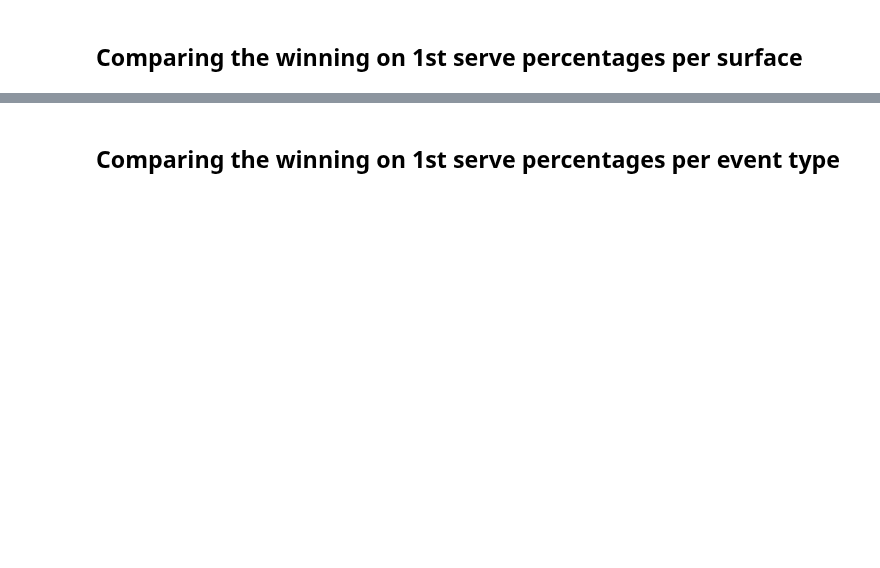
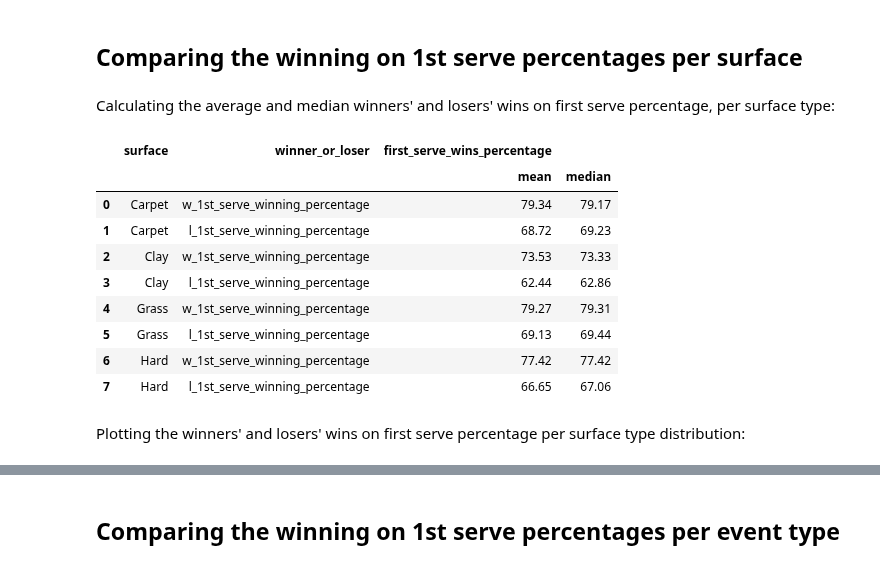
Before and after one commit to YoavWeller/Tennis_Analysis, a Jupyter notebook: tennis_analysis.ipynb, the cells around one changed output, grey strips where cells are left out. Drawn from its saved outputs; the diff is of its cells as text; code cells hidden in the pictures; blank space fills up the shorter version.

```diff
--- a/tennis_analysis.ipynb
+++ b/tennis_analysis.ipynb
@@ -937,9 +1000,24 @@ plt.show()
 # %% [markdown]
 ## Comparing the winning on 1st serve percentages per surface
+# %% [markdown]
+Calculating the average and median winners' and losers' wins on first serve percentage, per surface type:
 # %%
-first_serve_by_surface_aggregated_df = round(wins_on_first_serve_melted_df.groupby(["surface", "winner_or_loser"], as_index=False).agg({"first_serve_wins_percentage": ["mean", "median"]}), 3)
-first_serve_by_surface_aggregated_df.sort_values(by=["surface", ("first_serve_wins_percentage", "median")], ascending=[True, False], inplace=True, ignore_index=True)
-first_serve_by_surface_aggregated_df
+winning_first_serve_by_surface_aggregated_df = round(wins_on_first_serve_melted_df.groupby(["surface", "winner_or_loser"], as_index=False).agg({"first_serve_wins_percentage": ["mean", "median"]}), 2)
+winning_first_serve_by_surface_aggregated_df.sort_values(by=["surface", ("first_serve_wins_percentage", "median")], ascending=[True, False], inplace=True, ignore_index=True)
+winning_first_serve_by_surface_aggregated_df
+# %% [output]
+|  | surface | winner_or_loser | first_serve_wins_percentage |  |
+|  |  |  | mean | median |
+| 0 | Carpet | w_1st_serve_winning_percentage | 79.34 | 79.17 |
+| 1 | Carpet | l_1st_serve_winning_percentage | 68.72 | 69.23 |
+| 2 | Clay | w_1st_serve_winning_percentage | 73.53 | 73.33 |
+| 3 | Clay | l_1st_serve_winning_percentage | 62.44 | 62.86 |
+| 4 | Grass | w_1st_serve_winning_percentage | 79.27 | 79.31 |
+| 5 | Grass | l_1st_serve_winning_percentage | 69.13 | 69.44 |
+| 6 | Hard | w_1st_serve_winning_percentage | 77.42 | 77.42 |
+| 7 | Hard | l_1st_serve_winning_percentage | 66.65 | 67.06 |
+# %% [markdown]
+Plotting the winners' and losers' wins on first serve percentage per surface type distribution:
 # %%
 # Creating the plot
 plt.figure(figsize=(16,9))
```
Also changed, not shown: parts of 27 cells of this notebook.
